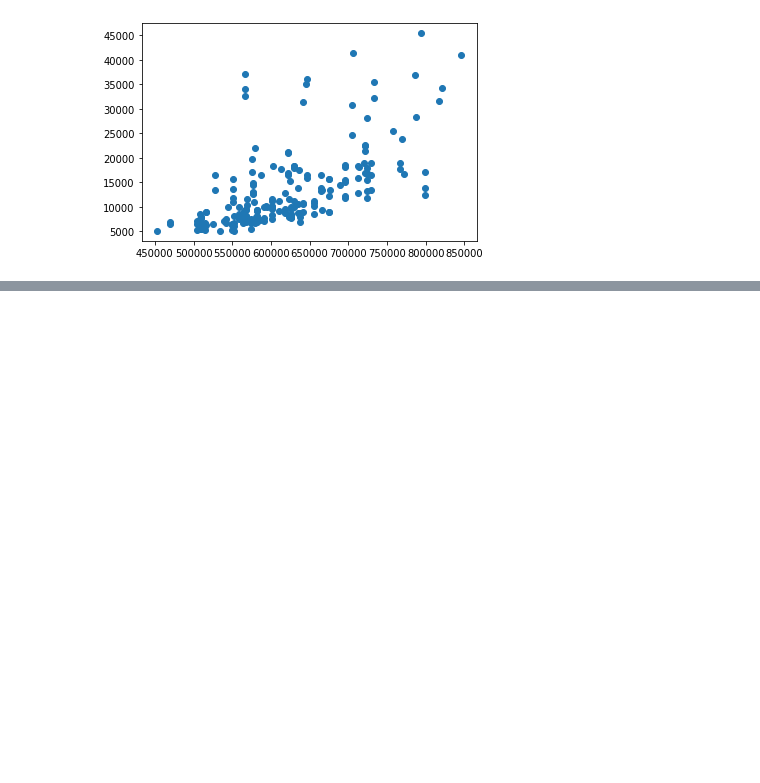
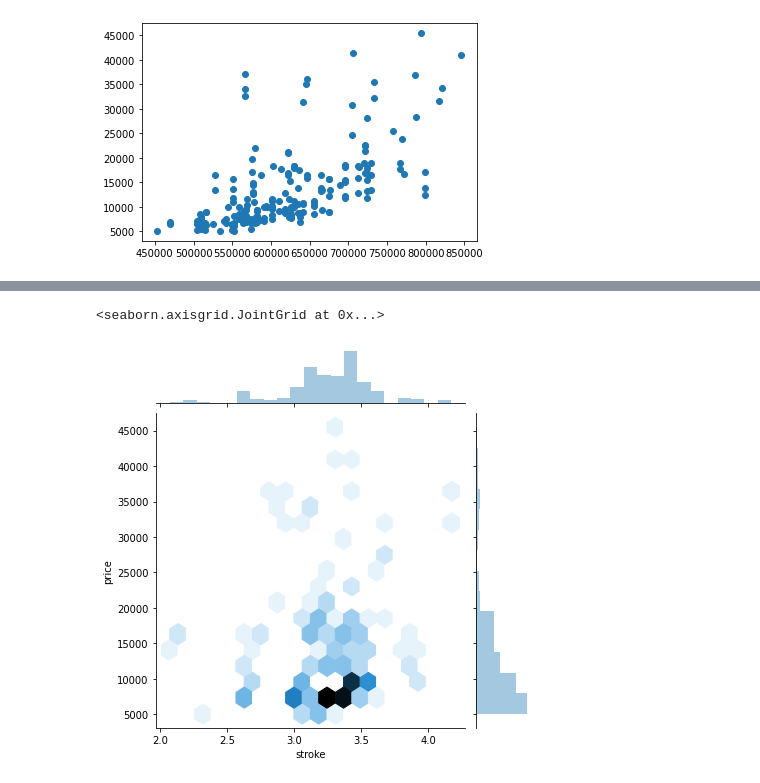
Before and after one commit to ledge-ai/intern-python-exam-kouheiohmikawa, a Jupyter notebook: Python_Basic/4_Visualization.ipynb, the cells around one changed output, grey strips where cells are left out. Saved outputs shown, nothing was run; the diff lists cells and outputs as text; code cells hidden in the pictures; blank space fills up the shorter version.

```diff
--- a/Python_Basic/4_Visualization.ipynb
+++ b/Python_Basic/4_Visualization.ipynb
@@ -243,0 +291,5 @@ plt.scatter(x,y)
+# %%
+sns.jointplot(data1,data2,kind="hex")
+# %% [output]
+<seaborn.axisgrid.JointGrid at 0x...>
+[figure, added]
```
Also changed, not shown: parts of 14 cells of this notebook, 1 other file.
